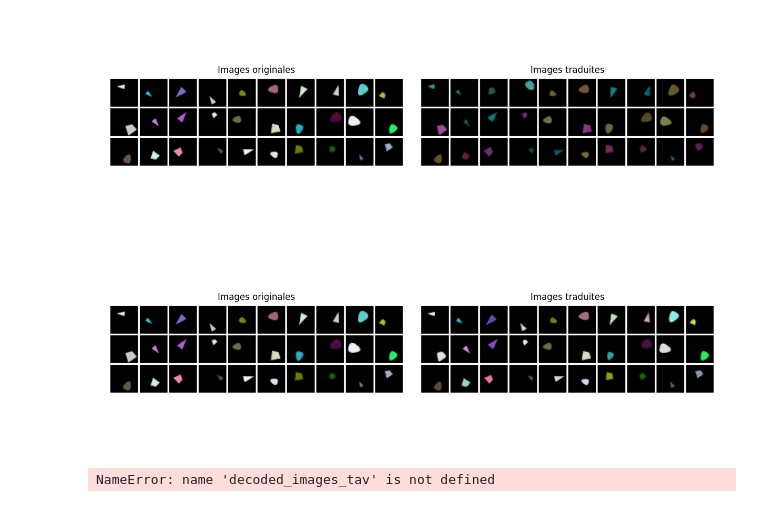
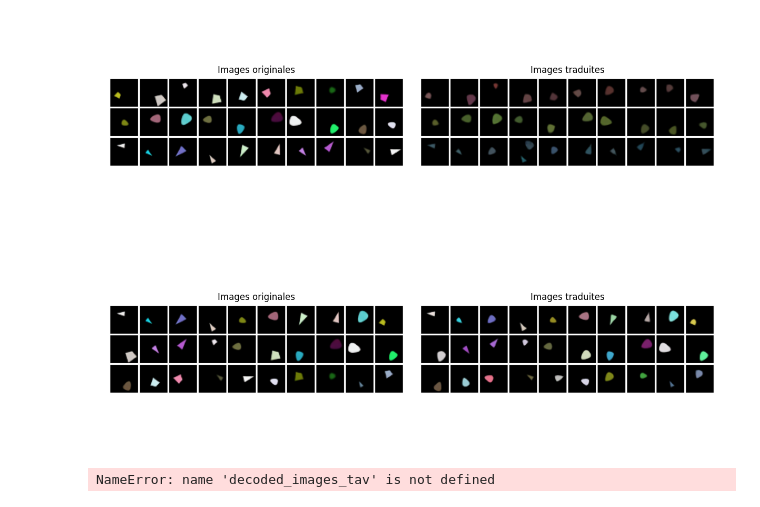
Before and after one commit to lucas-ch/gwsyn, a Jupyter notebook: notebooks/syn_4_modules_full .ipynb, the cells around one changed output. Drawn from its saved outputs; the diff is of its cells as text; code cells hidden in the pictures.

```diff
--- a/notebooks/syn_4_modules_full .ipynb
+++ b/notebooks/syn_4_modules_full .ipynb
@@ -29,7 +29,7 @@ from sklearn.preprocessing import StandardScaler
 
 %matplotlib widget
 # %%
-condition = "debug"
+condition = "debug4mod"
 checkpoint_epoch = 0
 n_samples_test = 300
 split = "test"
@@ -135,14 +134,14 @@ plt.show()
 # %%
 # fustion:cat + position to v_latents
 latents_source = latent_domains[frozenset({'color', 'cat', 'position', 'v_latents'})]
-
+p = 0.5
 
 gw_latents = gw_mod.encode(latents_source)
-z = 0.5*gw_latents['cat'] + 0.5*gw_latents['position']
+z = p*gw_latents['cat'] + (1-p)*gw_latents['position']
 
 prediction = gw_mod.decode(z, domains={'v_latents'})['v_latents']
 decoded_images_f = visual_module.decode_images(prediction)
 
-fig = plot_original_translated_comparison(original_images_rgb, decoded_images_f)
+fig = plot_original_translated_comparison(get_n_per_category(original_images_rgb, cat, 10), get_n_per_category(decoded_images_f, cat, 10))
 plt.show()
 # %% [output]
@@ -150,11 +149,12 @@ plt.show()
 # %%
-t = 0.75*prediction+ 0.25*x_pred_3['v_latents']
+p = 0.7
+t = (p)*prediction+ (1-p)*x_pred_3['v_latents']
 decoded_images_t= visual_module.decode_images(t)
 
-fig = plot_original_translated_comparison(original_images_rgb, decoded_images_t)
+fig = plot_original_translated_comparison(get_n_per_category(original_images_rgb, cat, 10), get_n_per_category(decoded_images_t, cat, 10))
 plt.show()
 # %% [output]
-[figure, old version]
+[figure, new version]
 # %%
 # fustion:cat + position + color to v_latents
 latents_source = latent_domains[frozenset({'color', 'cat', 'position', 'v_latents'})]
@@ -169,7 +169,7 @@ decoded_images_f= visual_module.decode_images(prediction)
 fig = plot_original_translated_comparison(original_images_rgb, decoded_images_f)
 plt.show()
 # %% [output]
-[figure, old version]
+[figure, new version]
 # %%
 del original_images_rgb
 del decoded_images_tcv
```
Also changed, not shown: parts of 6 cells of this notebook, 13 other files.
